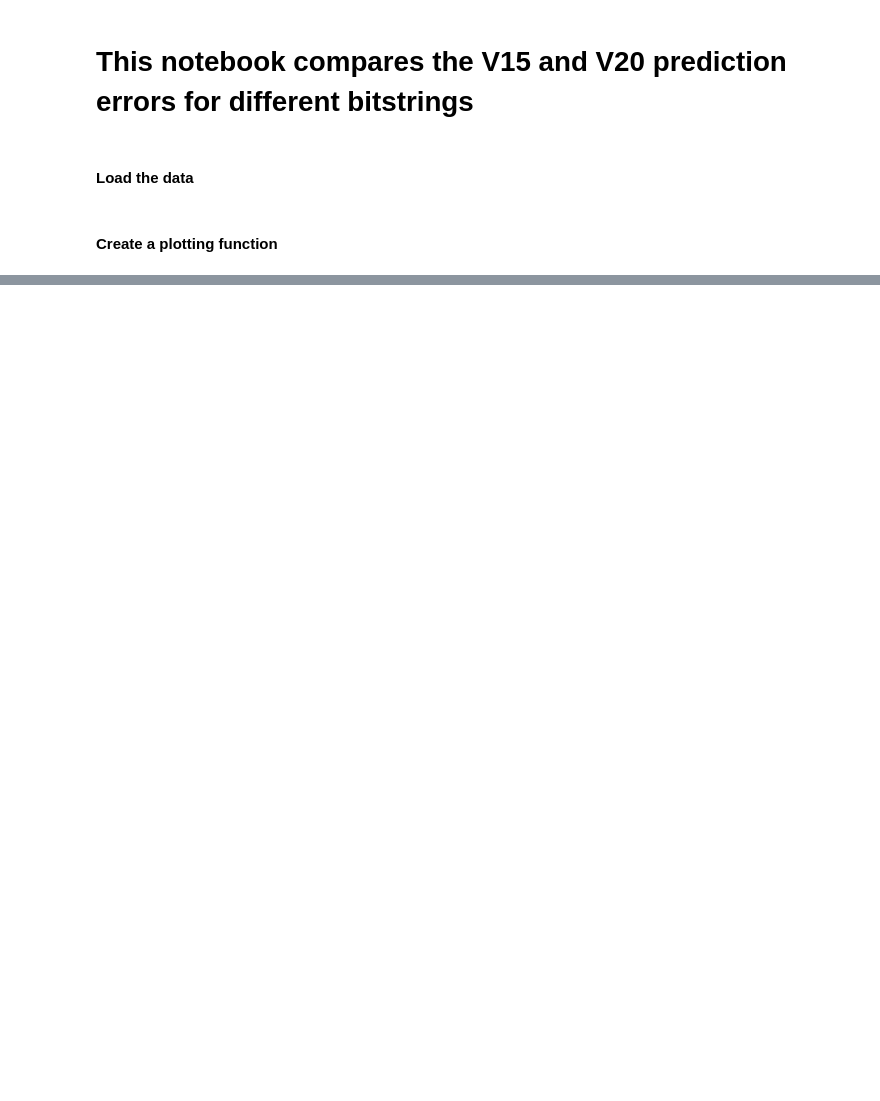
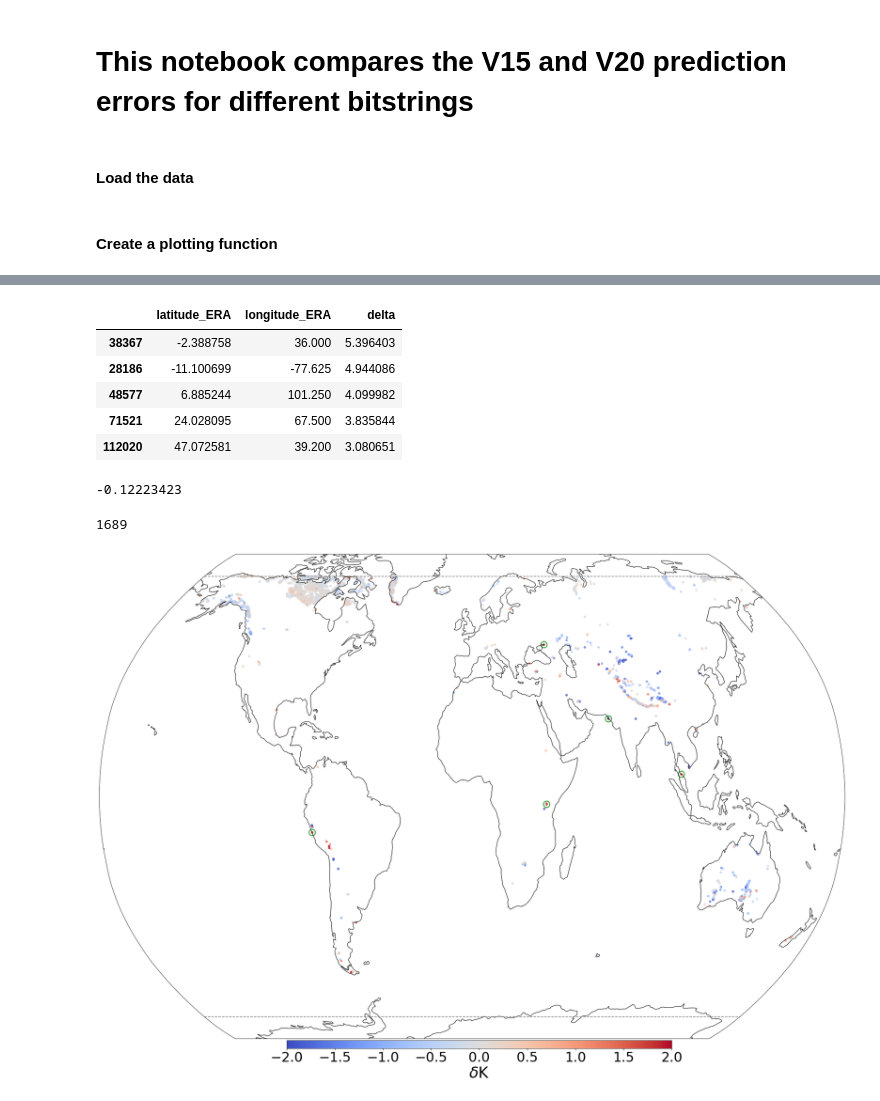
Before and after one commit to tomkimpson/ML4L, a Jupyter notebook: notebooks/lakes_manuscript/04.V20_vs_V15.ipynb, the cells around one changed output, grey strips where cells are left out. Cells and saved outputs as stored; diff of their text form; code cells hidden in the pictures; blank space fills up the shorter version.

```diff
--- a/notebooks/lakes_manuscript/04.V20_vs_V15.ipynb
+++ b/notebooks/lakes_manuscript/04.V20_vs_V15.ipynb
@@ -194,0 +153,17 @@ df_010100.sort_values(by=['delta'],ascending=False)#.iloc[4]
+# %%
+df_veg = df.query('cvlFr_change_is_significant & not cvhFr_change_is_significant')
+n = 5
+RobinsonPlot(df_veg,'delta',vmin=-2,vmax=+2,cmap=plt.cm.coolwarm,markersize = 20,savefig=None,ncircles=n)
+display(df_veg.sort_values(by=['delta'],ascending=False).iloc[0:n][['latitude_ERA','longitude_ERA','delta']])
+display(df_veg.delta.mean())
+display(len(df_veg))
+# %% [output]
+|  | latitude_ERA | longitude_ERA | delta |
+| 38367 | -2.388758 | 36.000 | 5.396403 |
+| 28186 | -11.100699 | -77.625 | 4.944086 |
+| 48577 | 6.885244 | 101.250 | 4.099982 |
+| 71521 | 24.028095 | 67.500 | 3.835844 |
+| 112020 | 47.072581 | 39.200 | 3.080651 |
+-0.12223423
+1689
+[figure, added]
```
Also changed, not shown: parts of 51 cells of this notebook, 20 other files.
